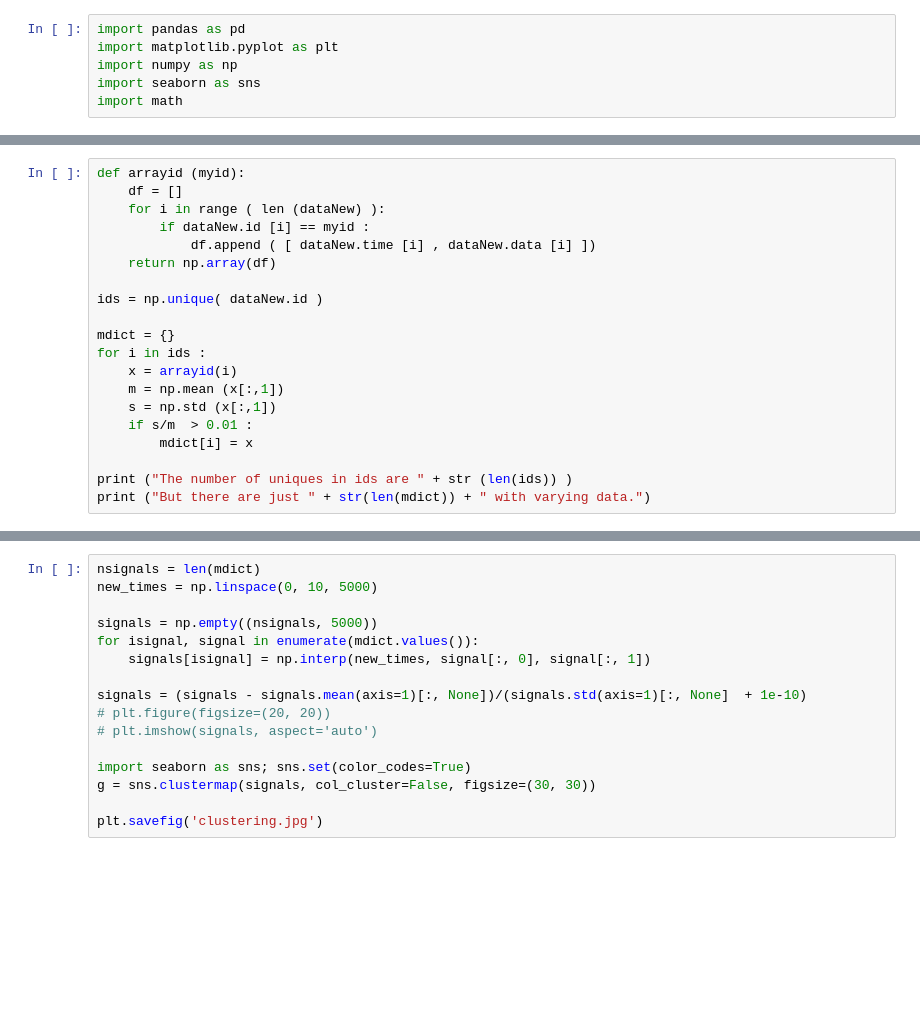
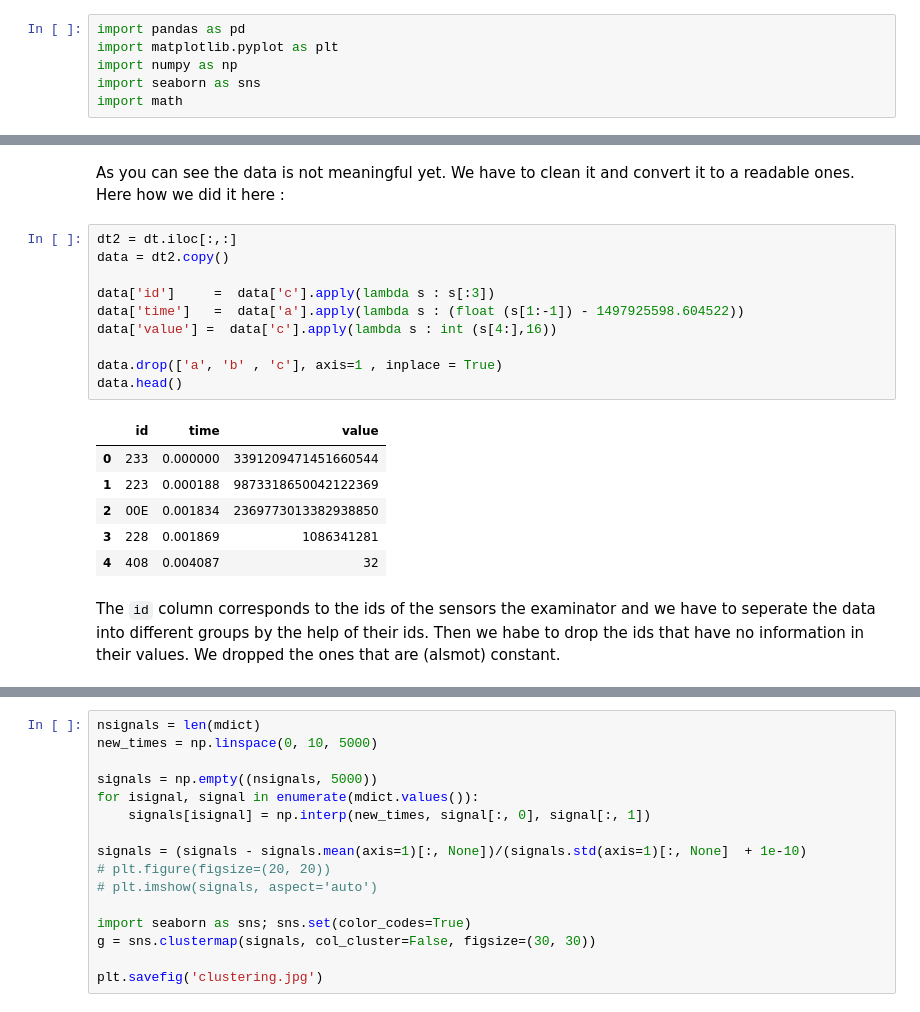
Before and after one commit to tweag/connectedcar, a Jupyter notebook: ConnectedCar1.ipynb, the cells around one changed output, grey strips where cells are left out. Saved outputs shown, nothing was run; the diff lists cells and outputs as text; blank space fills up the shorter version.

Commit message:
The data reading optimized to big data

```diff
--- a/ConnectedCar1.ipynb
+++ b/ConnectedCar1.ipynb
@@ -24,20 +16,0 @@ dataNew = data[['id' , 'time' , 'data']]
-# %%
-def arrayid (myid):
-    df = []
-    for i in range ( len (dataNew) ):
-        if dataNew.id [i] == myid :
-            df.append ( [ dataNew.time [i] , dataNew.data [i] ])
-    return np.array(df)
-
-ids = np.unique( dataNew.id )
-
-mdict = {}
-for i in ids :
-    x = arrayid(i)
-    m = np.mean (x[:,1])
-    s = np.std (x[:,1])
-    if s/m  > 0.01 :
-        mdict[i] = x
-
-print ("The number of uniques in ids are " + str (len(ids)) )
-print ("But there are just " + str(len(mdict)) + " with varying data.")
@@ -65,0 +30,21 @@ plt.savefig('datas_read.jpg')
+# %% [markdown]
+As you can see the data is not meaningful yet. We have to clean it and convert it to a readable ones. Here how we did it here :
+# %%
+dt2 = dt.iloc[:,:]
+data = dt2.copy()
+
+data['id']     =  data['c'].apply(lambda s : s[:3])
+data['time']   =  data['a'].apply(lambda s : (float (s[1:-1]) - 1497925598.604522))
+data['value'] =  data['c'].apply(lambda s : int (s[4:],16))
+
+data.drop(['a', 'b' , 'c'], axis=1 , inplace = True)
+data.head()
+# %% [output]
+|  | id | time | value |
+| 0 | 233 | 0.000000 | 3391209471451660544 |
+| 1 | 223 | 0.000188 | 9873318650042122369 |
+| 2 | 00E | 0.001834 | 2369773013382938850 |
+| 3 | 228 | 0.001869 | 1086341281 |
+| 4 | 408 | 0.004087 | 32 |
+# %% [markdown]
+The `id` column corresponds to the ids of the sensors the examinator and we have to seperate the data into different groups by the help of their ids. Then we habe to drop the ids that have no information in their values. We dropped the ones that are (alsmot) constant.
```
Also changed, not shown: parts of 13 cells of this notebook.
